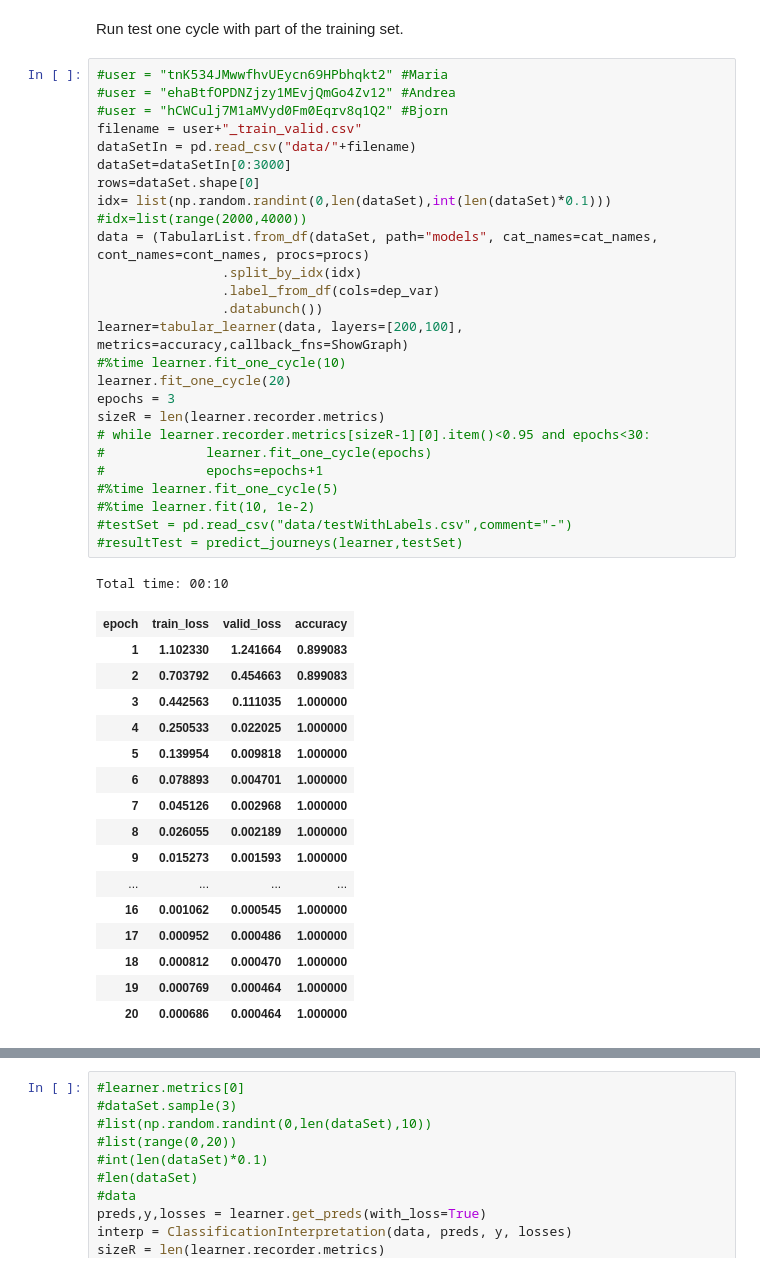
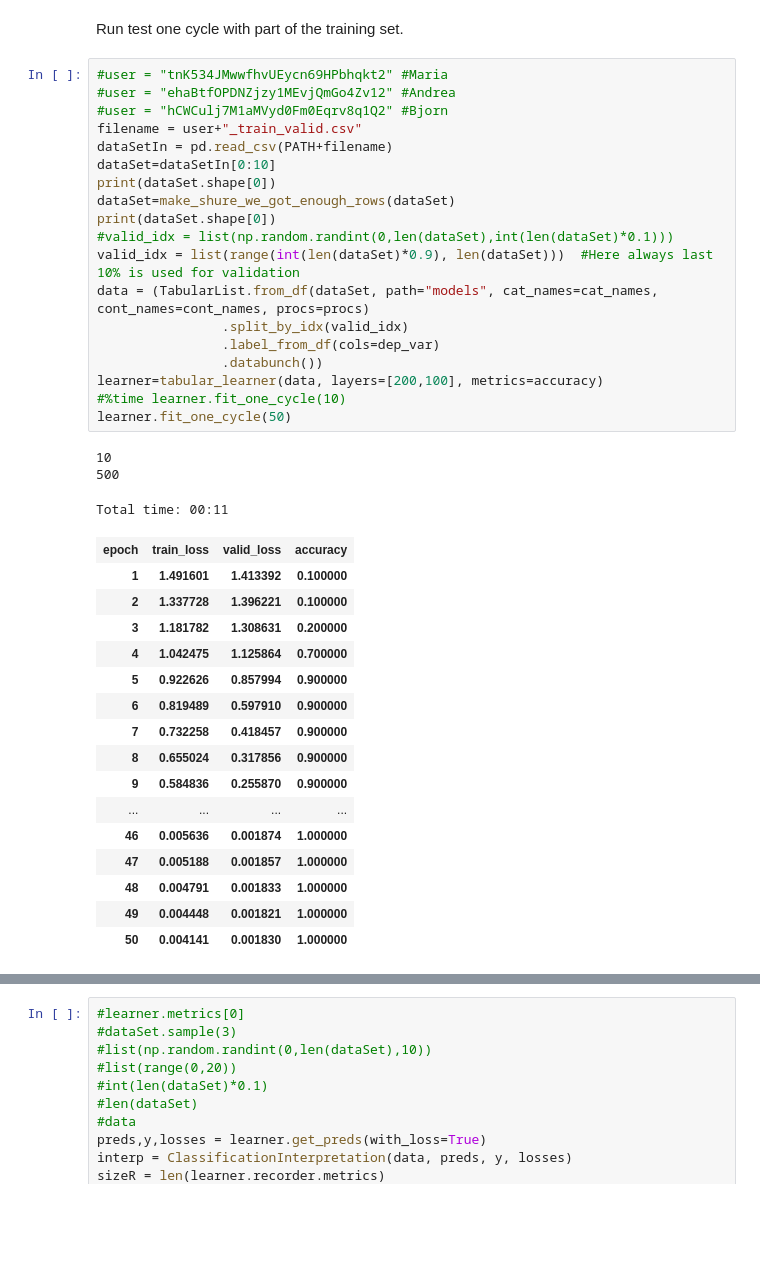
Before and after one commit to k3larra/interactiveML, a Jupyter notebook: Seminar_3/Tabtest.ipynb, the cells around one changed output, grey strips where cells are left out. Drawn from its saved outputs; the diff is of its cells as text; blank space fills up the shorter version.

```diff
--- a/Seminar_3/Tabtest.ipynb
+++ b/Seminar_3/Tabtest.ipynb
@@ -248,44 +233,39 @@ Run test one cycle with part of the training set.
 # %%
 #user = "tnK534JMwwfhvUEycn69HPbhqkt2" #Maria
 #user = "ehaBtfOPDNZjzy1MEvjQmGo4Zv12" #Andrea
 #user = "hCWCulj7M1aMVyd0Fm0Eqrv8q1Q2" #Bjorn
 filename = user+"_train_valid.csv"
-dataSetIn = pd.read_csv("data/"+filename)
-dataSet=dataSetIn[0:3000]
-rows=dataSet.shape[0]
-idx= list(np.random.randint(0,len(dataSet),int(len(dataSet)*0.1)))
-#idx=list(range(2000,4000))
+dataSetIn = pd.read_csv(PATH+filename)
+dataSet=dataSetIn[0:10]
+print(dataSet.shape[0])
+dataSet=make_shure_we_got_enough_rows(dataSet)
+print(dataSet.shape[0])
+#valid_idx = list(np.random.randint(0,len(dataSet),int(len(dataSet)*0.1)))
+valid_idx = list(range(int(len(dataSet)*0.9), len(dataSet)))  #Here always last 10% is used for validation
 data = (TabularList.from_df(dataSet, path="models", cat_names=cat_names, cont_names=cont_names, procs=procs)
-                .split_by_idx(idx)
+                .split_by_idx(valid_idx)
                 .label_from_df(cols=dep_var)
                 .databunch())
-learner=tabular_learner(data, layers=[200,100], metrics=accuracy,callback_fns=ShowGraph)
+learner=tabular_learner(data, layers=[200,100], metrics=accuracy)
 #%time learner.fit_one_cycle(10)
-learner.fit_one_cycle(20)
-epochs = 3
-sizeR = len(learner.recorder.metrics)
-# while learner.recorder.metrics[sizeR-1][0].item()<0.95 and epochs<30:
-#             learner.fit_one_cycle(epochs)
-#             epochs=epochs+1
-#%time learner.fit_one_cycle(5)
-#%time learner.fit(10, 1e-2)
-#testSet = pd.read_csv("data/testWithLabels.csv",comment="-")
-#resultTest = predict_journeys(learner,testSet)
+learner.fit_one_cycle(50)
 # %% [output]
-Total time: 00:10
+10
+500
+Total time: 00:11
 | epoch | train_loss | valid_loss | accuracy |
-| 1 | 1.102330 | 1.241664 | 0.899083 |
-| 2 | 0.703792 | 0.454663 | 0.899083 |
-| 3 | 0.442563 | 0.111035 | 1.000000 |
-| 4 | 0.250533 | 0.022025 | 1.000000 |
-| 5 | 0.139954 | 0.009818 | 1.000000 |
-| 6 | 0.078893 | 0.004701 | 1.000000 |
-| 7 | 0.045126 | 0.002968 | 1.000000 |
-| 8 | 0.026055 | 0.002189 | 1.000000 |
-| 9 | 0.015273 | 0.001593 | 1.000000 |
+| 1 | 1.491601 | 1.413392 | 0.100000 |
+| 2 | 1.337728 | 1.396221 | 0.100000 |
+| 3 | 1.181782 | 1.308631 | 0.200000 |
+| 4 | 1.042475 | 1.125864 | 0.700000 |
+| 5 | 0.922626 | 0.857994 | 0.900000 |
+| 6 | 0.819489 | 0.597910 | 0.900000 |
+| 7 | 0.732258 | 0.418457 | 0.900000 |
+| 8 | 0.655024 | 0.317856 | 0.900000 |
+| 9 | 0.584836 | 0.255870 | 0.900000 |
 | ... | ... | ... | ... |
-| 16 | 0.001062 | 0.000545 | 1.000000 |
-| 17 | 0.000952 | 0.000486 | 1.000000 |
-| 18 | 0.000812 | 0.000470 | 1.000000 |
-| 19 | 0.000769 | 0.000464 | 1.000000 |
-| 20 | 0.000686 | 0.000464 | 1.000000 |
+| 46 | 0.005636 | 0.001874 | 1.000000 |
+| 47 | 0.005188 | 0.001857 | 1.000000 |
+| 48 | 0.004791 | 0.001833 | 1.000000 |
+| 49 | 0.004448 | 0.001821 | 1.000000 |
+| 50 | 0.004141 | 0.001830 | 1.000000 |
```
Also changed, not shown: parts of 11 cells of this notebook, 1 other file.
